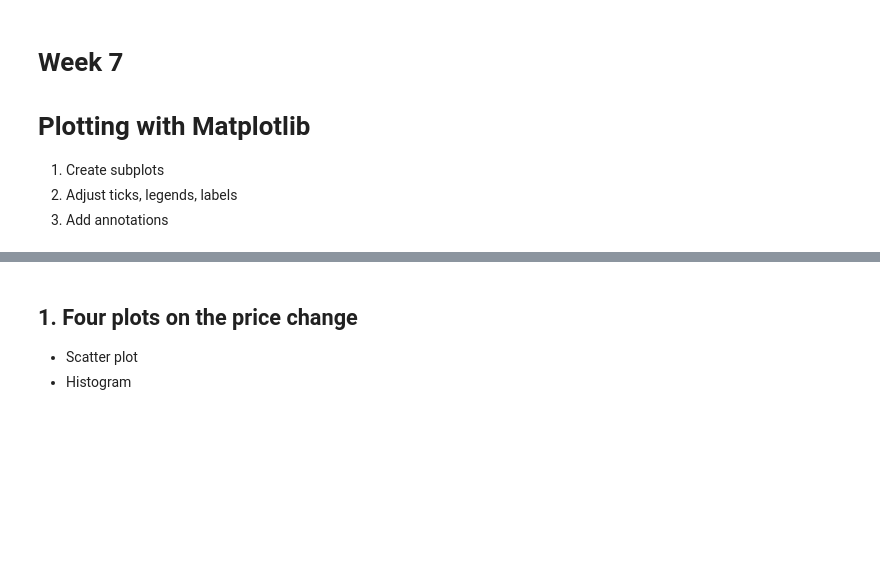
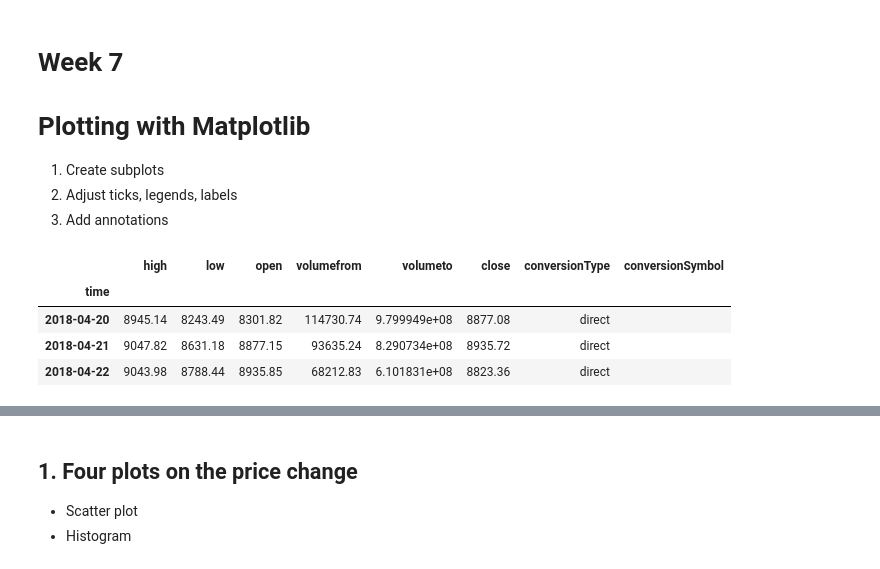
Before and after one commit to ch00226855/DataAnalysisFall2023, a Jupyter notebook: Week07_AdvancedPlotting.ipynb, the cells around one changed output, grey strips where cells are left out. Cells and saved outputs as stored; diff of their text form; code cells hidden in the pictures; blank space fills up the shorter version.

```diff
--- a/Week07_AdvancedPlotting.ipynb
+++ b/Week07_AdvancedPlotting.ipynb
@@ -12,16 +12,22 @@ import matplotlib.pyplot as plt
 # %%
 # Download Bitcoin trading data
 import json
 import requests
 endpoint = 'https://min-api.cryptocompare.com/data/histoday'
 res = requests.get(endpoint + '?fsym=BTC&tsym=USD&limit=2000')
 BTC = pd.DataFrame(json.loads(res.content)['Data'])
 
 # Use time as index
 BTC = BTC.set_index('time')
 BTC.index = pd.to_datetime(BTC.index, unit='s')
 
-BTC.tail(3)#
+BTC.head(3)#
+# %% [output]
+|  | high | low | open | volumefrom | volumeto | close | conversionType | conversionSymbol |
+| time |  |  |  |  |  |  |  |  |
+| 2018-04-20 | 8945.14 | 8243.49 | 8301.82 | 114730.74 | 9.799949e+08 | 8877.08 | direct |  |
+| 2018-04-21 | 9047.82 | 8631.18 | 8877.15 | 93635.24 | 8.290734e+08 | 8935.72 | direct |  |
+| 2018-04-22 | 9043.98 | 8788.44 | 8935.85 | 68212.83 | 6.101831e+08 | 8823.36 | direct |  |
 # %%
 # Install yahoo finance library
 !pip install --upgrade pip
```
Also changed, not shown: parts of 6 cells of this notebook.
